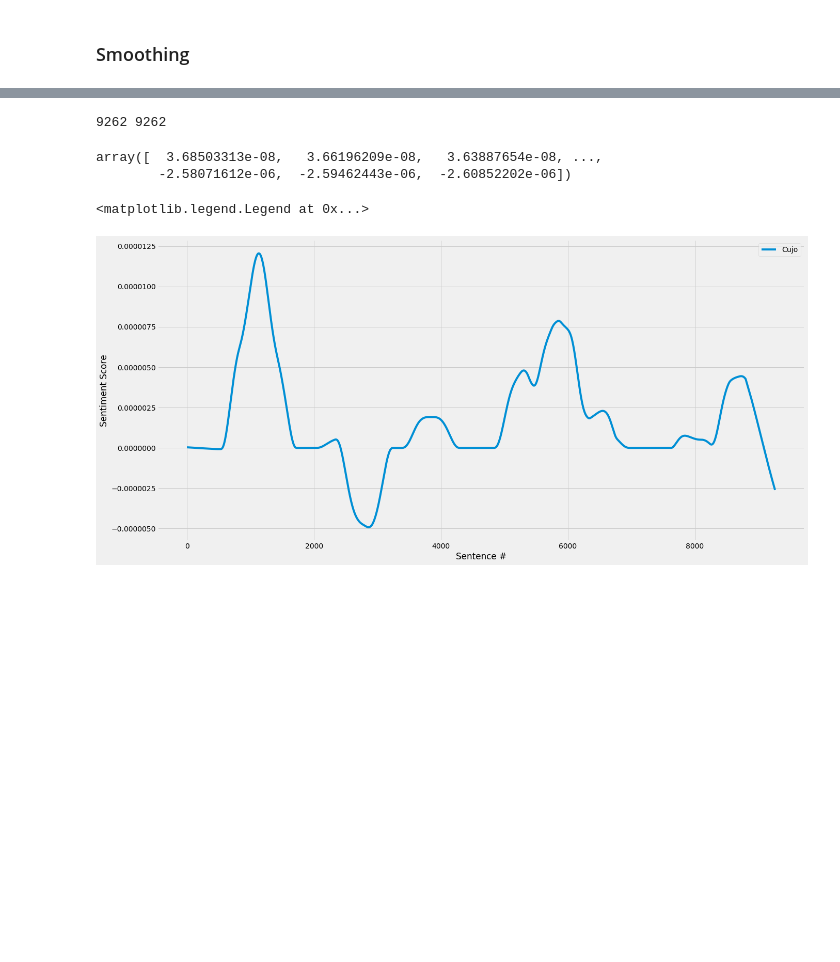
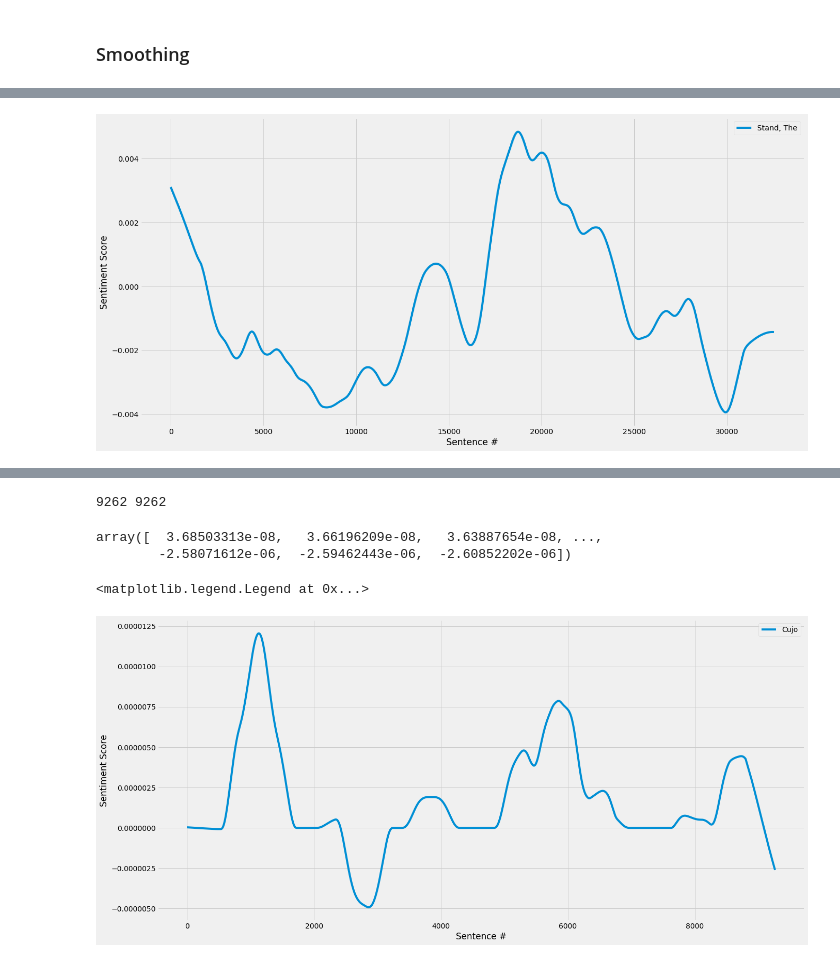
Before and after one commit to xvila/fletcher, a Jupyter notebook: data_processing.ipynb, the cells around one changed output, grey strips where cells are left out. Drawn from its saved outputs; the diff is of its cells as text; code cells hidden in the pictures; blank space fills up the shorter version.

```diff
--- a/data_processing.ipynb
+++ b/data_processing.ipynb
@@ -548,0 +619,4 @@ plt.legend()
+# %%
+plot_story('Stand, The')
+# %% [output]
+[figure, added]
```
Also changed, not shown: parts of 69 cells of this notebook.
